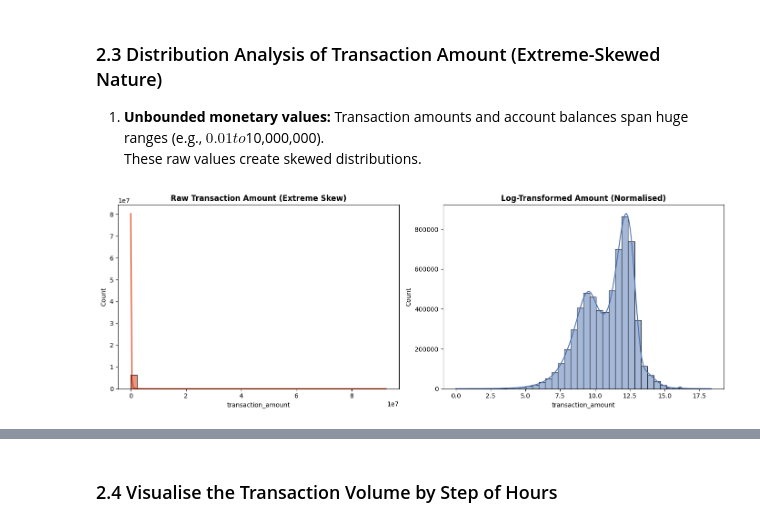
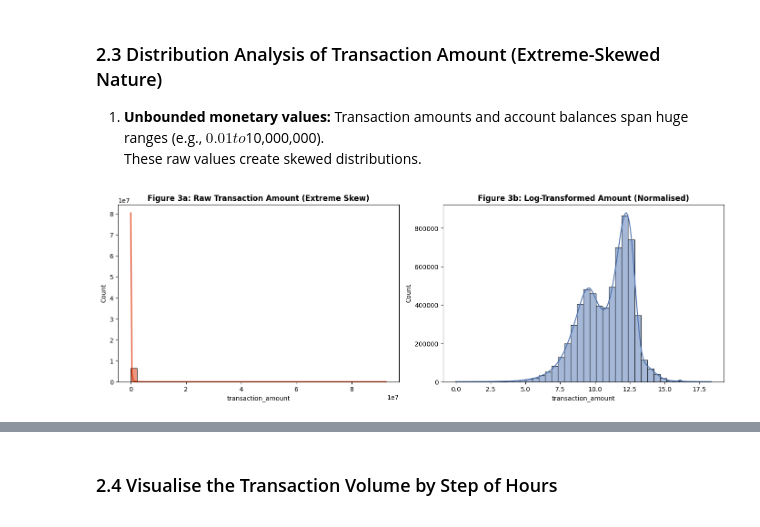
Before and after one commit to Quynh-Trang12/anomaly-watchers-donutpuff, a Jupyter notebook: ml_pipeline/notebooks/01_primary_analysis.ipynb, the cells around one changed output, grey strips where cells are left out. Saved outputs shown, nothing was run; the diff lists cells and outputs as text; code cells hidden in the pictures.

```diff
--- a/ml_pipeline/notebooks/01_primary_analysis.ipynb
+++ b/ml_pipeline/notebooks/01_primary_analysis.ipynb
@@ -392,17 +394,17 @@ plt.show()
 # %%
 fig, axes = plt.subplots(1, 2, figsize=(14, 5))
 
 # Plot 1: Raw distribution (heavily skewed)
 sns.histplot(df['transaction_amount'], bins=40, ax=axes[0], color='#DD2C00', kde=True)
-axes[0].set_title('Raw Transaction Amount (Extreme Skew)', fontweight='bold')
+axes[0].set_title('Figure 3a: Raw Transaction Amount (Extreme Skew)', fontweight='bold')
 axes[0].set_ylabel('Count')
 
 # Plot 2: Log-transformed distribution (normalized)
 sns.histplot(np.log1p(df['transaction_amount']), bins=40, ax=axes[1], color='#4C72B0', kde=True)
-axes[1].set_title('Log-Transformed Amount (Normalised)', fontweight='bold')
+axes[1].set_title('Figure 3b: Log-Transformed Amount (Normalised)', fontweight='bold')
 axes[1].set_ylabel('Count')
 
 plt.tight_layout()
 plt.show()
 # %% [output]
-[figure, old version]
+[figure, new version]
```
Also changed, not shown: parts of 31 cells of this notebook, 4 other files.
